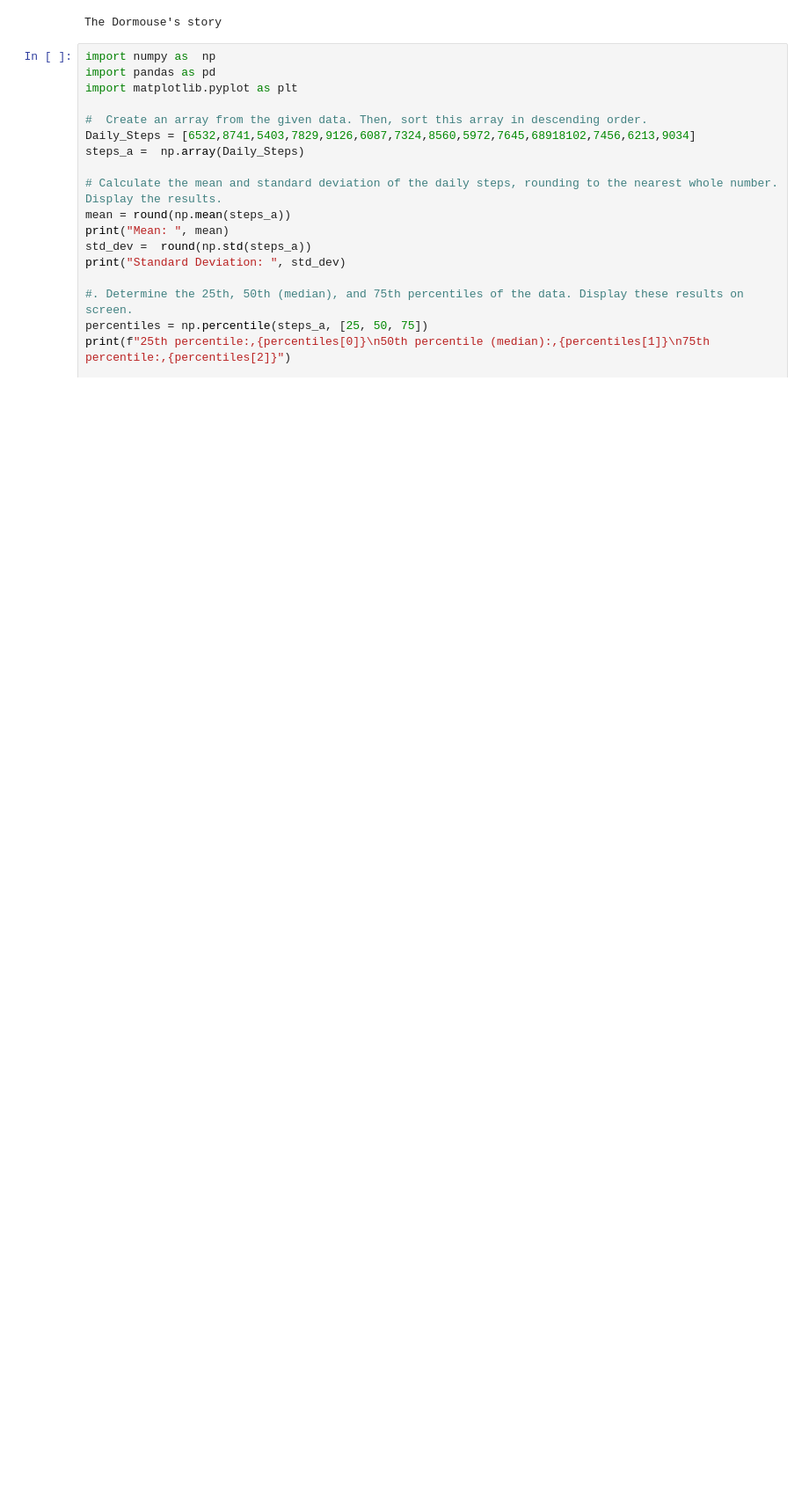
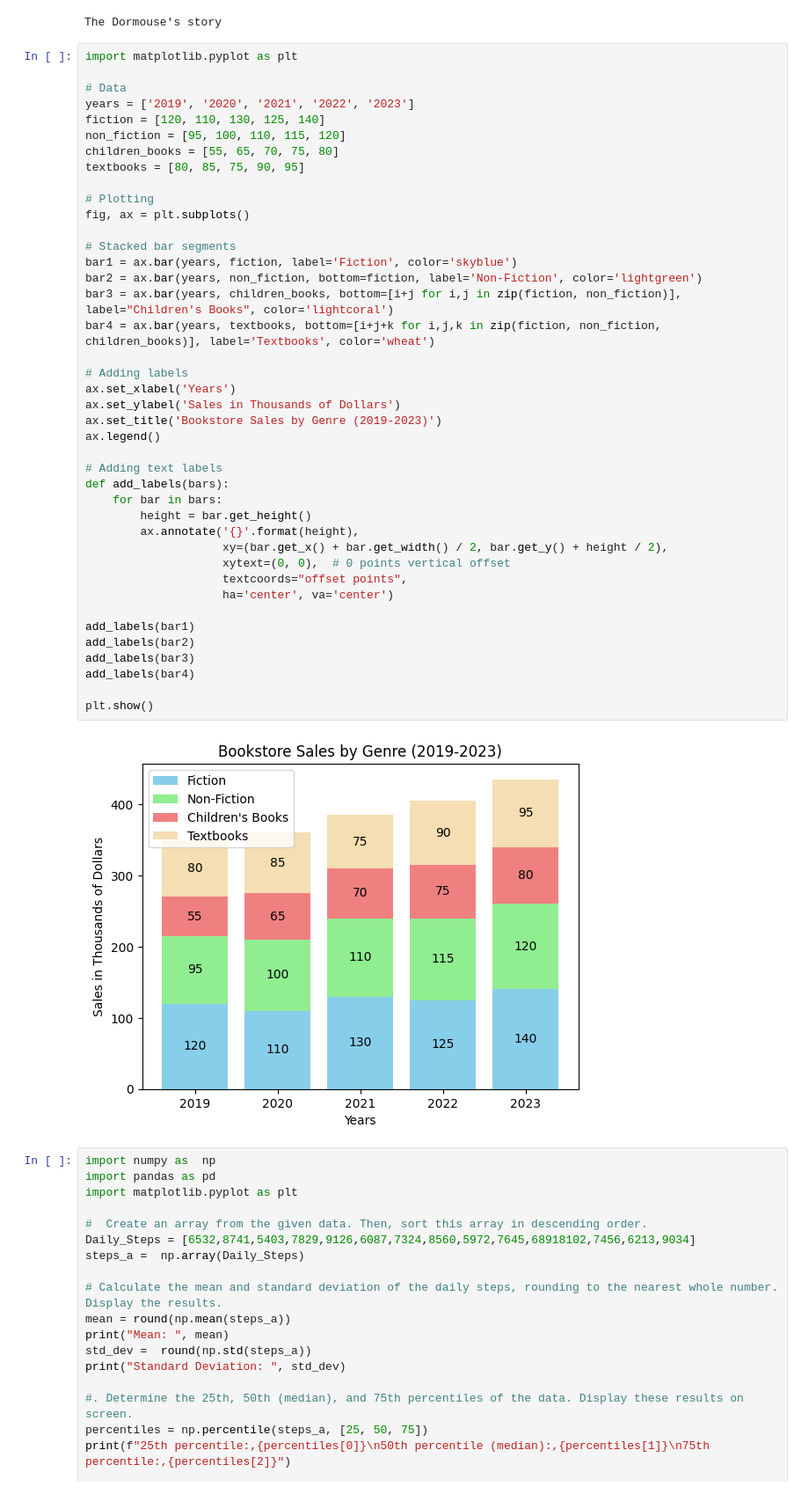
Before and after one commit to MattM1114/uni_work, a Jupyter notebook: practials/datascince_assighment.ipynb, the cells around one changed output. Shown: that part at 88% size. Cells and saved outputs as stored; diff of their text form; blank space fills up the shorter version.

```diff
--- a/practials/datascince_assighment.ipynb
+++ b/practials/datascince_assighment.ipynb
@@ -19,6 +19,49 @@ soup = BeautifulSoup(html_doc, 'html.parser')
 print(soup.title.string)
 # %% [output]
 The Dormouse's story
+# %%
+import matplotlib.pyplot as plt
+
+# Data
+years = ['2019', '2020', '2021', '2022', '2023']
+fiction = [120, 110, 130, 125, 140]
+non_fiction = [95, 100, 110, 115, 120]
+children_books = [55, 65, 70, 75, 80]
+textbooks = [80, 85, 75, 90, 95]
+
+# Plotting
+fig, ax = plt.subplots()
+
+# Stacked bar segments
+bar1 = ax.bar(years, fiction, label='Fiction', color='skyblue')
+bar2 = ax.bar(years, non_fiction, bottom=fiction, label='Non-Fiction', color='lightgreen')
+bar3 = ax.bar(years, children_books, bottom=[i+j for i,j in zip(fiction, non_fiction)], label="Children's Books", color='lightcoral')
+bar4 = ax.bar(years, textbooks, bottom=[i+j+k for i,j,k in zip(fiction, non_fiction, children_books)], label='Textbooks', color='wheat')
+
+# Adding labels
+ax.set_xlabel('Years')
+ax.set_ylabel('Sales in Thousands of Dollars')
+ax.set_title('Bookstore Sales by Genre (2019-2023)')
+ax.legend()
+
+# Adding text labels
+def add_labels(bars):
+    for bar in bars:
+        height = bar.get_height()
+        ax.annotate('{}'.format(height),
+                    xy=(bar.get_x() + bar.get_width() / 2, bar.get_y() + height / 2),
+                    xytext=(0, 0),  # 0 points vertical offset
+                    textcoords="offset points",
+                    ha='center', va='center')
+
+add_labels(bar1)
+add_labels(bar2)
+add_labels(bar3)
+add_labels(bar4)
+
+plt.show()
+# %% [output]
+[figure, added]
 # %%
 import numpy as  np
 import pandas as pd
```
Also changed, not shown: parts of 5 cells of this notebook.
